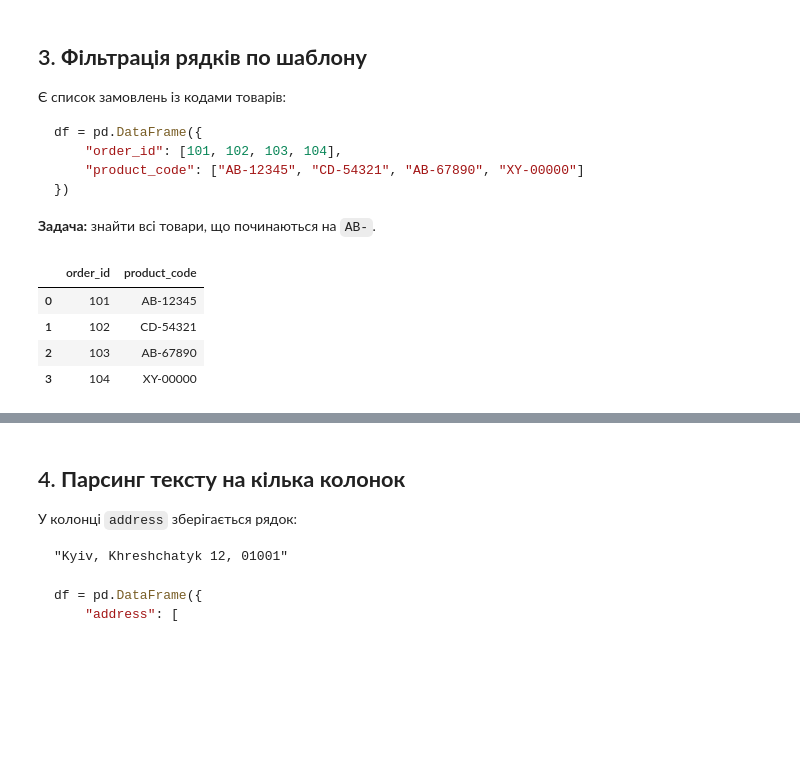
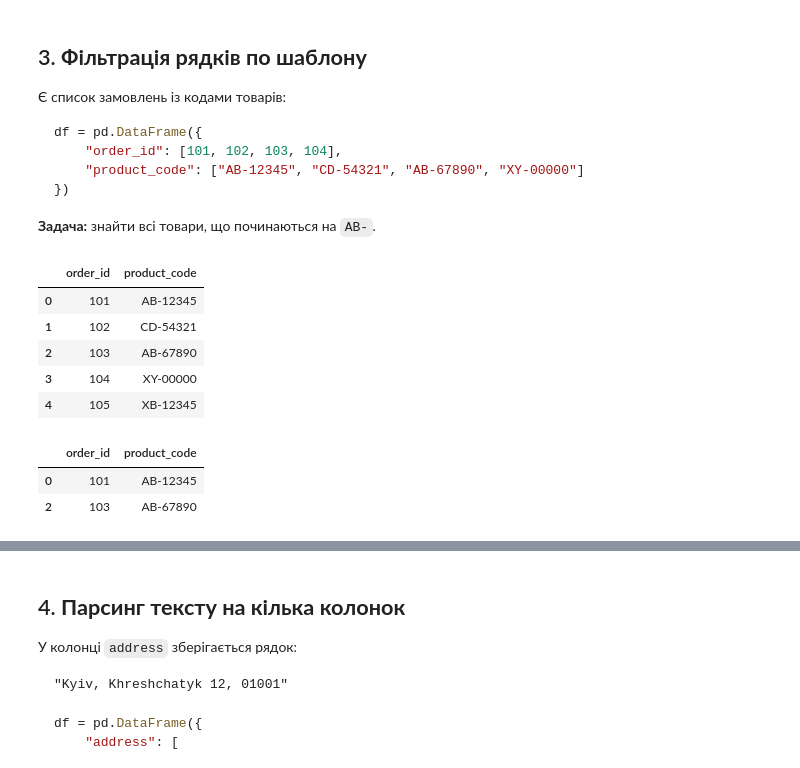
Before and after one commit to cpython-projects/python_da_06_11_25, a Jupyter notebook: lesson_17.ipynb, the cells around one changed output, grey strips where cells are left out. Saved outputs shown, nothing was run; the diff lists cells and outputs as text; code cells hidden in the pictures; blank space fills up the shorter version.

```diff
--- a/lesson_17.ipynb
+++ b/lesson_17.ipynb
@@ -220,13 +264,20 @@ df = pd.DataFrame({
 **Задача:** знайти всі товари, що починаються на `AB-`.
 # %%
 df = pd.DataFrame({
-    "order_id": [101, 102, 103, 104],
-    "product_code": ["AB-12345", "CD-54321", "AB-67890", "XY-00000"]
+    "order_id": [101, 102, 103, 104, 105],
+    "product_code": ["AB-12345", "CD-54321", "AB-67890", "XY-00000", "XB-12345"]
 })
 df
 # %% [output]
 |  | order_id | product_code |
 | 0 | 101 | AB-12345 |
 | 1 | 102 | CD-54321 |
 | 2 | 103 | AB-67890 |
 | 3 | 104 | XY-00000 |
+| 4 | 105 | XB-12345 |
+# %%
+df[df['product_code'].str.startswith('AB-')]
+# %% [output]
+|  | order_id | product_code |
+| 0 | 101 | AB-12345 |
+| 2 | 103 | AB-67890 |
```
Also changed, not shown: parts of 14 cells of this notebook.
